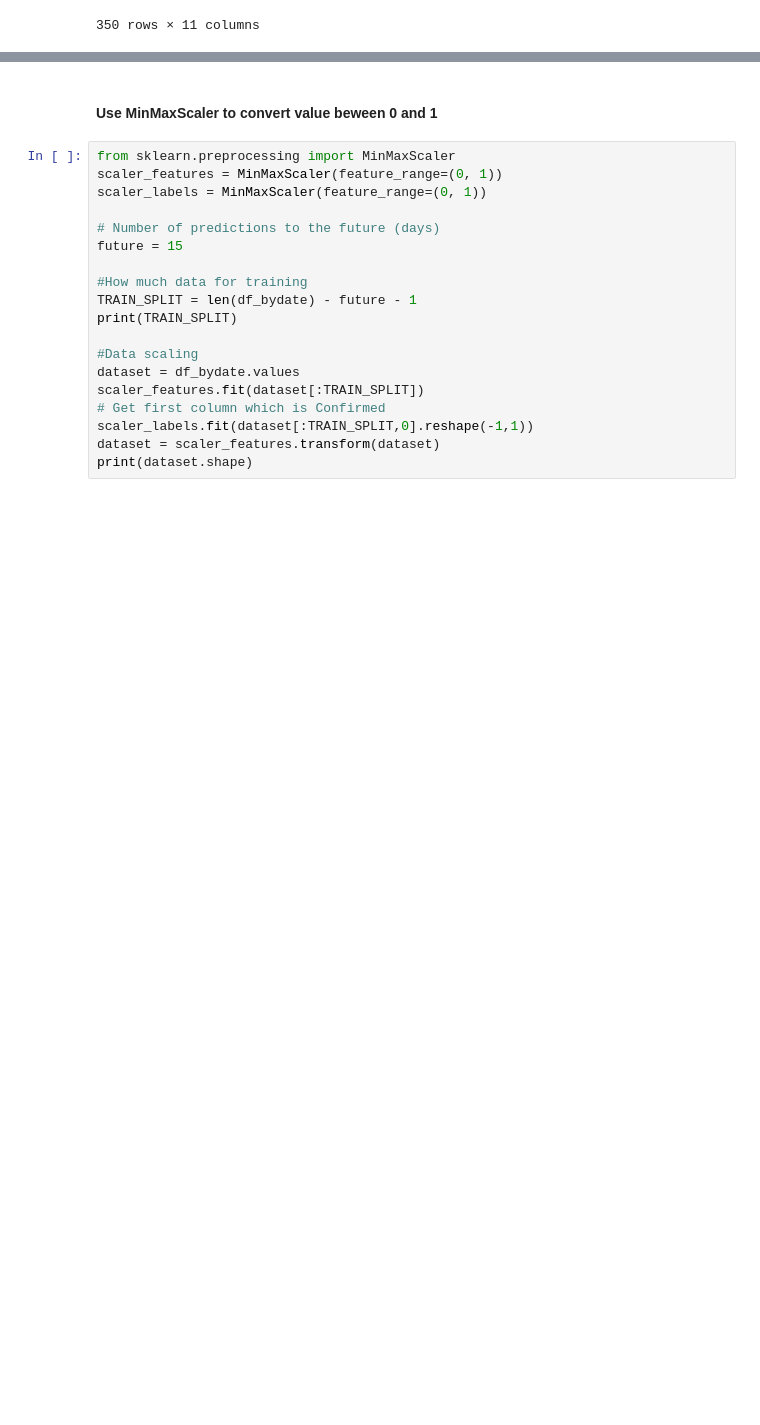
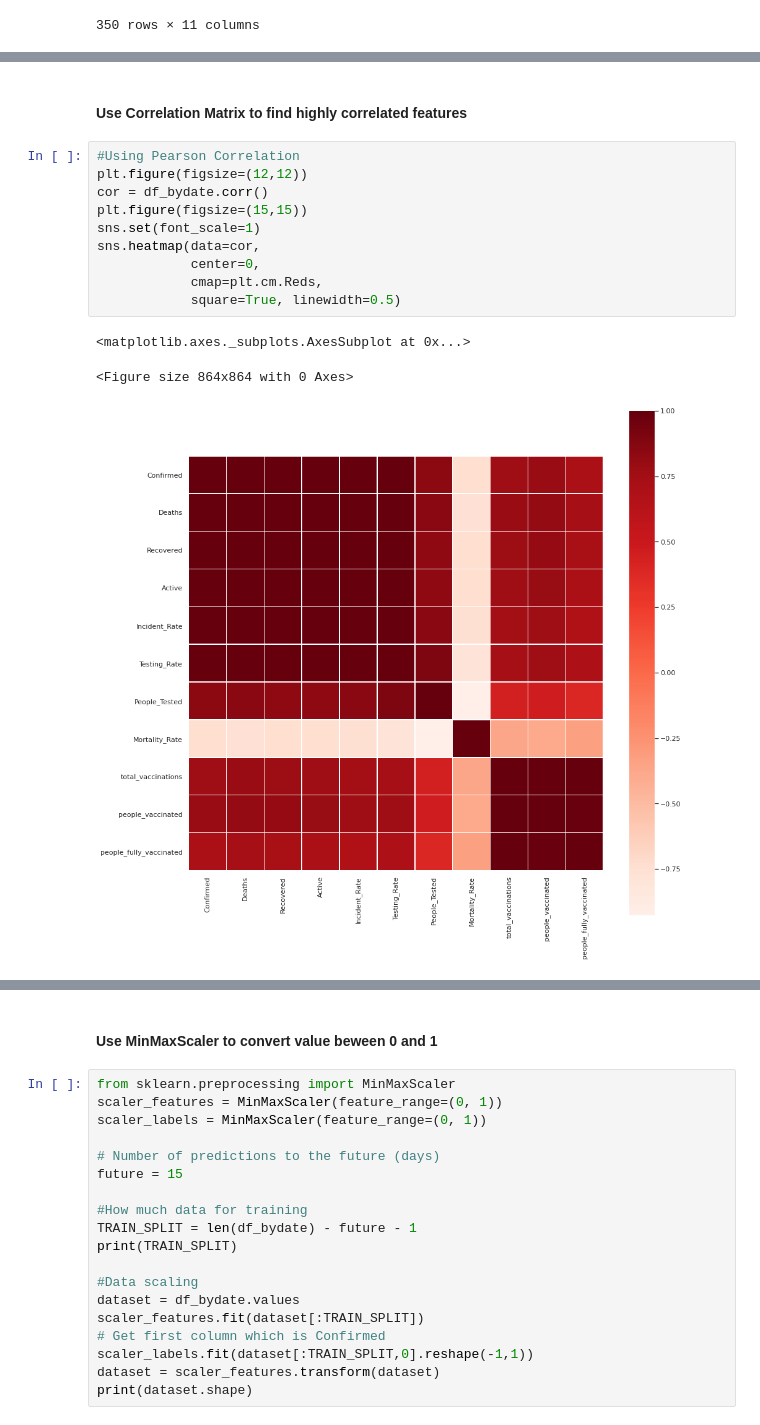
Before and after one commit to DSNortsev/CSE696-CECS_PROJECT, a Jupyter notebook: CSE_Project.ipynb, the cells around one changed output, grey strips where cells are left out. Saved outputs shown, nothing was run; the diff lists cells and outputs as text; blank space fills up the shorter version.

```diff
--- a/CSE_Project.ipynb
+++ b/CSE_Project.ipynb
@@ -1412,3 +1434,19 @@ df_bydate.describe().transpose()
 | total_vaccinations | 350.0 | 1.413891e+07 | 3.199515e+07 | 0.000000e+00 | 0.000000e+00 | 0.000000e+00 | 2.794588e+06 | 1.401807e+08 |
 | people_vaccinated | 350.0 | 9.888555e+06 | 2.131322e+07 | 0.000000e+00 | 0.000000e+00 | 0.000000e+00 | 2.794588e+06 | 9.170773e+07 |
 | people_fully_vaccinated | 350.0 | 4.307463e+06 | 1.093020e+07 | 0.000000e+00 | 0.000000e+00 | 0.000000e+00 | 0.000000e+00 | 5.014177e+07 |
+# %% [markdown]
+#### Use Correlation Matrix to find highly correlated features
+# %%
+#Using Pearson Correlation
+plt.figure(figsize=(12,12))
+cor = df_bydate.corr()
+plt.figure(figsize=(15,15))
+sns.set(font_scale=1)
+sns.heatmap(data=cor,
+            center=0,
+            cmap=plt.cm.Reds,
+            square=True, linewidth=0.5)
+# %% [output]
+<matplotlib.axes._subplots.AxesSubplot at 0x...>
+<Figure size 864x864 with 0 Axes>
+[figure, added]
```
Also changed, not shown: parts of 15 cells of this notebook.
